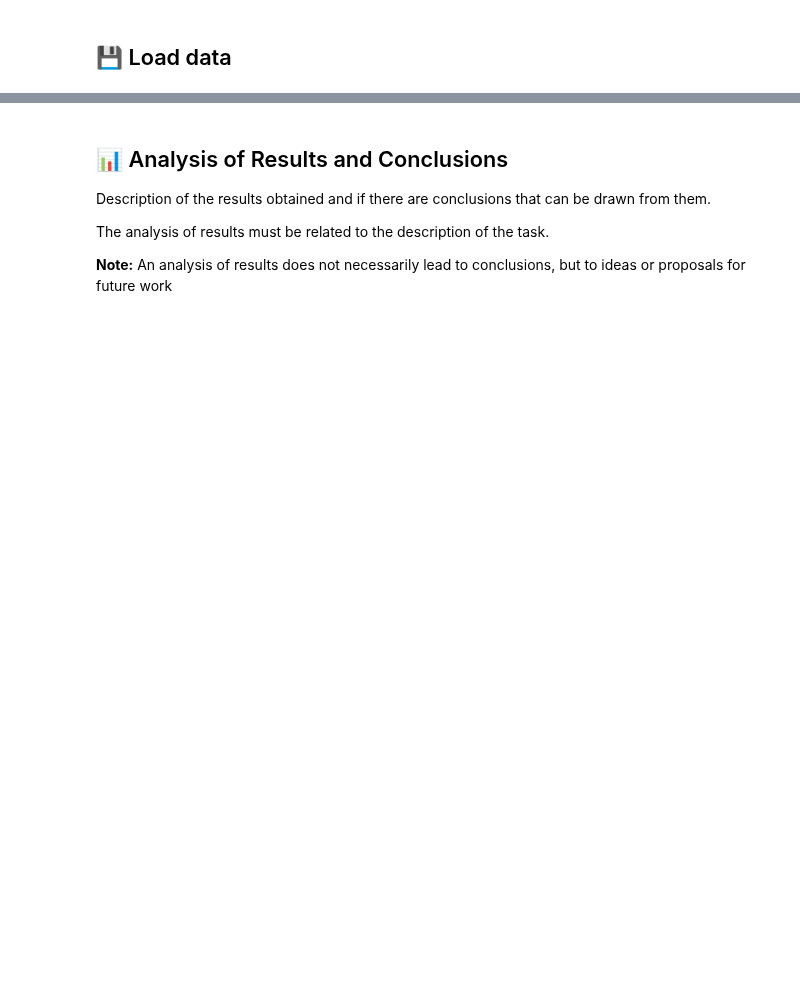
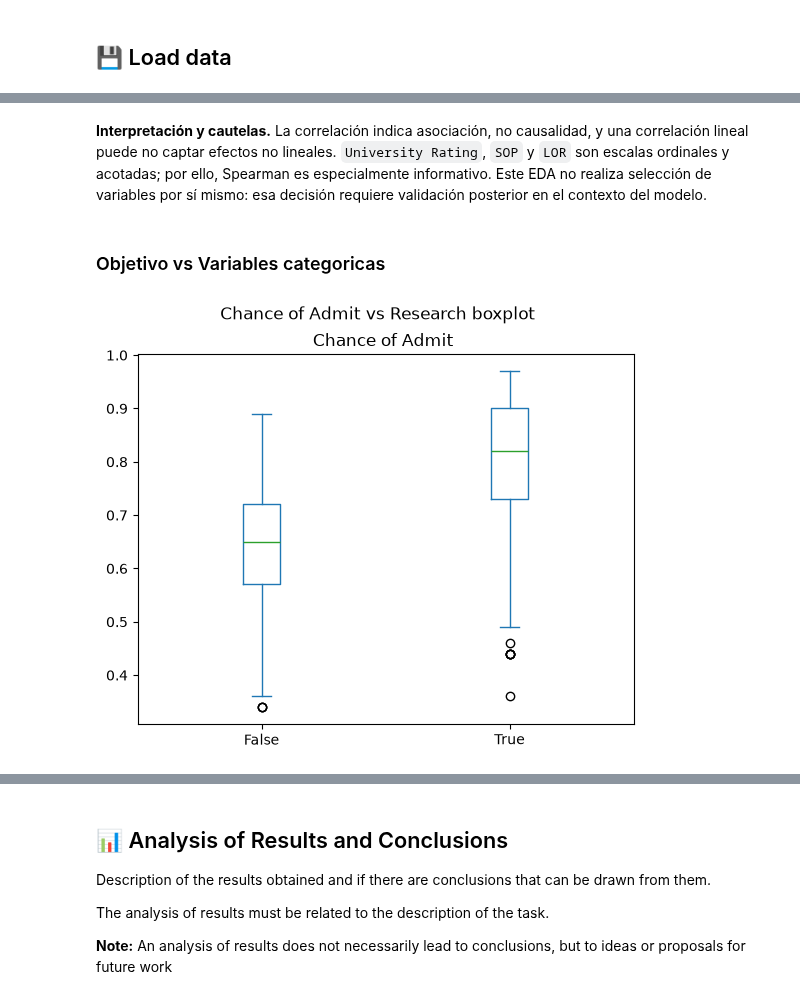
Before and after one commit to mangel477/Admisiones-predict-project, a Jupyter notebook: notebooks/3-analysis/03.Analisis-bivariable-MATR-2026-08-20.ipynb, the cells around one changed output, grey strips where cells are left out. Cells and saved outputs as stored; diff of their text form; code cells hidden in the pictures; blank space fills up the shorter version.

```diff
--- a/notebooks/3-analysis/03.Analisis-bivariable-MATR-2026-08-20.ipynb
+++ b/notebooks/3-analysis/03.Analisis-bivariable-MATR-2026-08-20.ipynb
@@ -20,0 +39,6 @@ General description of the notebook
+# %%
+DATA_DIR = Path.cwd().resolve().parents[0] / "Admisiones-predict-project" / "data"
+
+admisiones_df = pd.read_parquet(
+    DATA_DIR / "02_intermediate/admisiones_type_fixed.parquet", engine="pyarrow"
+)
@@ -20,0 +230,16 @@ General description of the notebook
+# %% [markdown]
+**Interpretación y cautelas.** La correlación indica asociación, no causalidad, y una correlación lineal puede no captar efectos no lineales. `University Rating`, `SOP` y `LOR` son escalas ordinales y acotadas; por ello, Spearman es especialmente informativo. Este EDA no realiza selección de variables por sí mismo: esa decisión requiere validación posterior en el contexto del modelo.
+# %% [markdown]
+### Objetivo vs Variables categoricas
+# %%
+objetivo = "Chance of Admit "
+columna = "Research"
+admisiones_df.plot(
+    kind="box",
+    column=objetivo,
+    by=columna,
+    grid=False,
+    title="Chance of Admit vs Research boxplot",
+);
+# %% [output]
+[figure, added]
```
Also changed, not shown: parts of 33 cells of this notebook, 1 other file.
